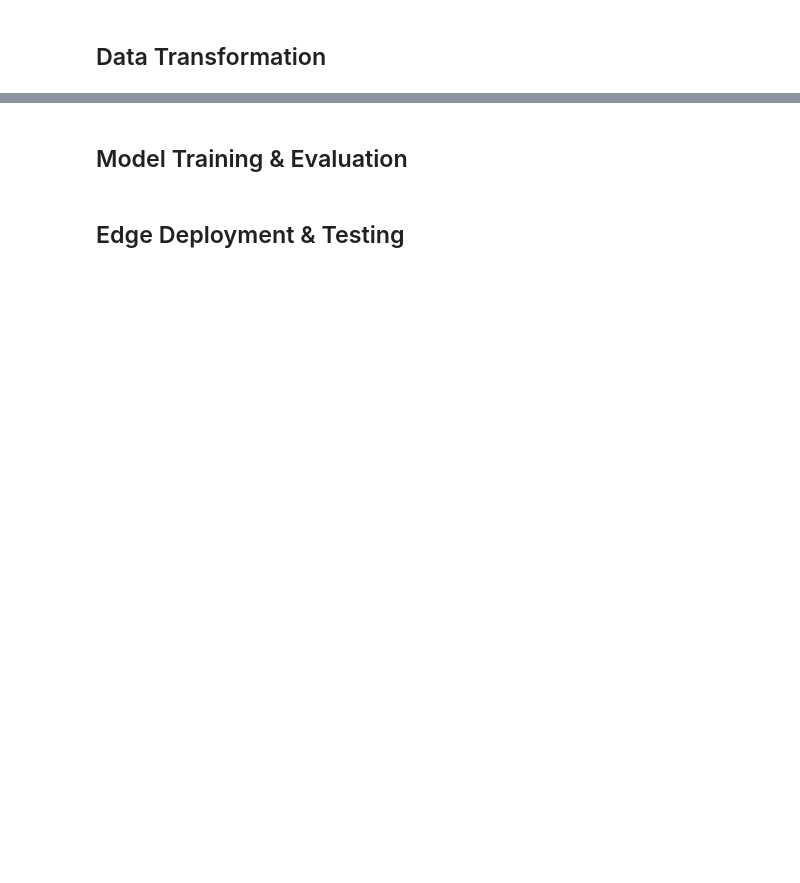
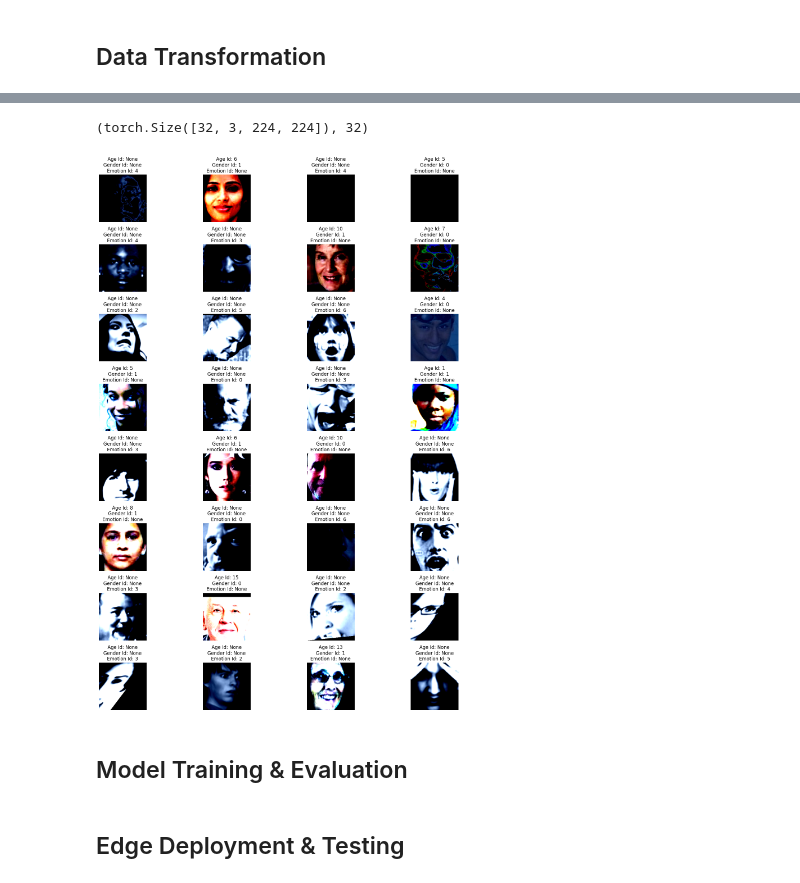
Before and after one commit to gulomovazukhrakhon/IU-Projects, a Jupyter notebook: Project: Edge AI_DLBAIPEAI/age-gender-and-expression-recognition.ipynb, the cells around one changed output, grey strips where cells are left out. Saved outputs shown, nothing was run; the diff lists cells and outputs as text; code cells hidden in the pictures; blank space fills up the shorter version.

```diff
--- a/Project: Edge AI_DLBAIPEAI/age-gender-and-expression-recognition.ipynb
+++ b/Project: Edge AI_DLBAIPEAI/age-gender-and-expression-recognition.ipynb
@@ -69,0 +58,4 @@ There are 0 in directories and 7215 in images in /kaggle/input/emotion-detection
+# %%
+emotion_data = [{'path': path, 'emotion': path.parent.stem} for path in EMOTION_IMAGE_PATH_LIST]
+EMOTION_METADATA = pd.DataFrame(emotion_data)
+EMOTION_METADATA.head()
@@ -145,3 +201,46 @@ image_batch.shape, label_batch.shape
+# %%
+combined_dataset = CombinedCustomDataset(emotion_metadata=EMOTION_METADATA, ageutkface_metadata=AGEUTK_METADATA,
+                                         transform=train_transform, emotion_idx=emotion_idx, age_idx=age_idx)
+
+combined_dataloader = DataLoader(combined_dataset, batch_size=32, shuffle=True,
+                                 collate_fn=custom_collate_fn, num_workers=os.cpu_count())
+# %%
+images, labels = next(iter(combined_dataloader))
+images.shape, len(labels)
+# %% [output]
+(torch.Size([32, 3, 224, 224]), 32)
+# %%
+# Visualize images with their labels
+def visualize_batch(images, labels):
+    """
+    Visualizes a batch of images in an 8x4 grid.
+
+    Parameters:
+        images (torch.Tensor): Batch of images (B, C, H, W).
+        labels (list): Corresponding labels [(age_idx, gender_idx, emotion_idx), ...].
+    """
+    # Define the grid size
+    rows, cols = 8, 4
+    fig, axes = plt.subplots(rows, cols, figsize=(16, 20))
+
+    for i, ax in enumerate(axes.flatten()):
+        if i >= len(images):
+            ax.axis('off')
+            continue
+
+        image = images[i]
+
+        # Display the image
+        ax.imshow(image.permute(1, 2, 0))  # (C, H, W) -> (H, W, C)
+        ax.set_title(f"Age Id: {labels[i][0]}\nGender Id: {labels[i][1]}\nEmotion Id: {labels[i][2]}")
+        ax.axis('off')
+
+    plt.tight_layout()
+    plt.show()
+
+visualize_batch(images, labels)
+# %% [output]
+[figure, added]
 # %% [markdown]
 ## Model Training & Evaluation
 # %% [markdown]
```
Also changed, not shown: parts of 21 cells of this notebook.
